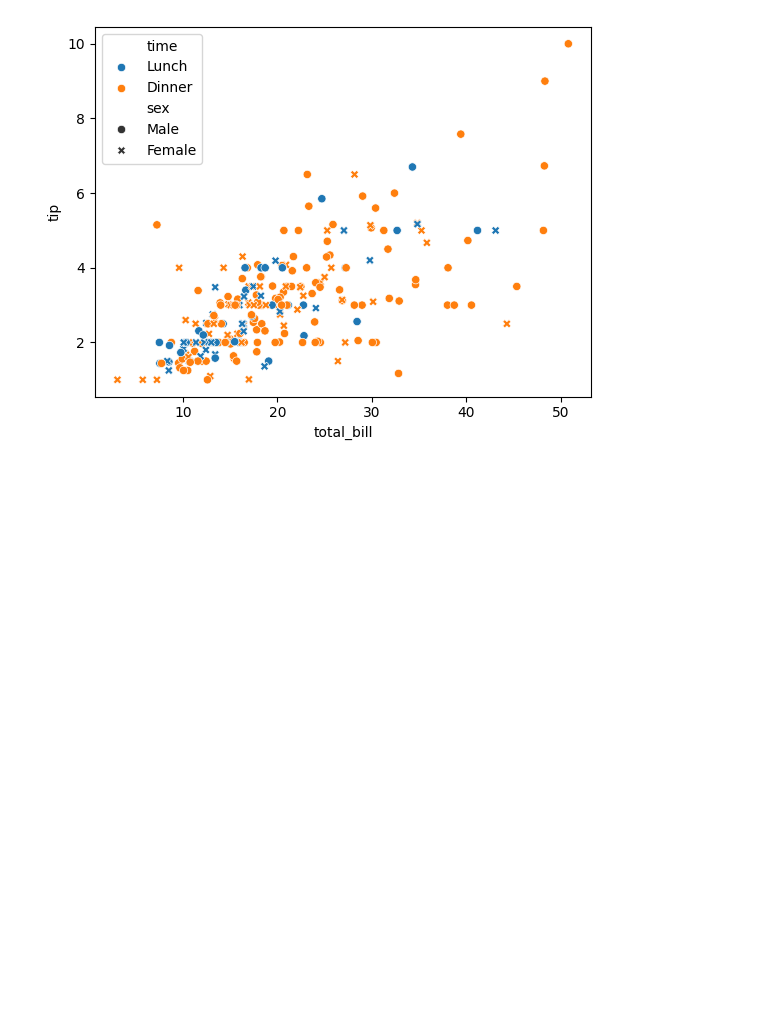
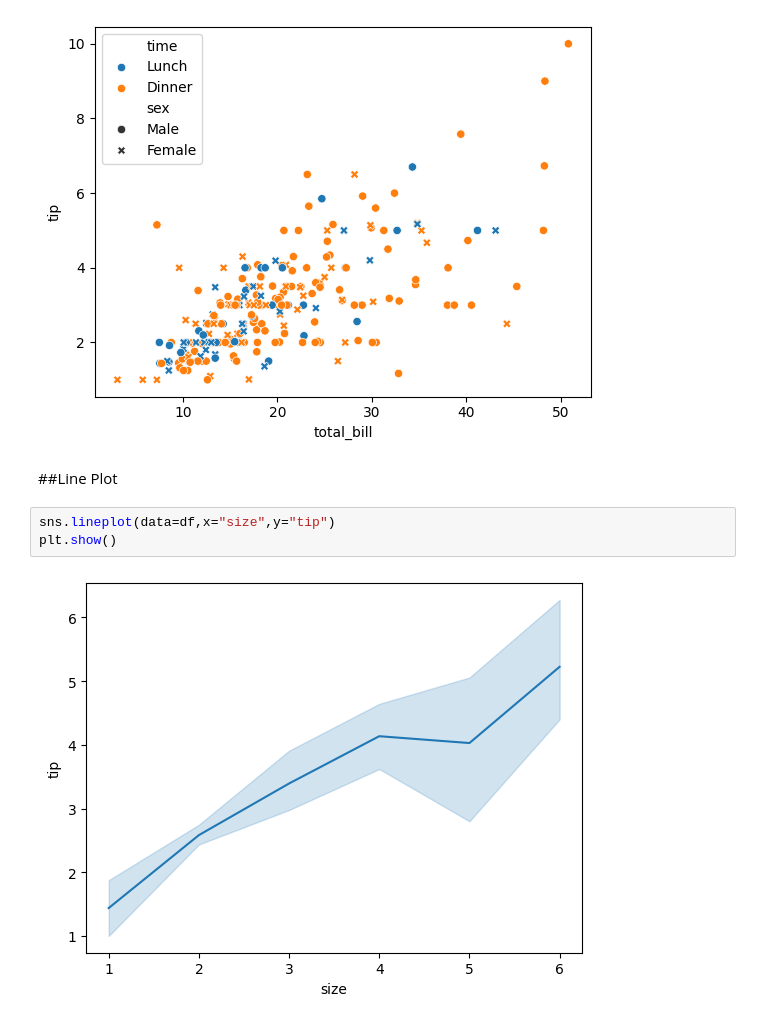
Before and after one commit to ftmshifa777/Seaborn-Visualization, a Jupyter notebook: Seaborn.ipynb, the cells around one changed output. Saved outputs shown, nothing was run; the diff lists cells and outputs as text; blank space fills up the shorter version.

```diff
--- a/Seaborn.ipynb
+++ b/Seaborn.ipynb
@@ -80,3 +80,10 @@ sns.scatterplot(data=df,x="total_bill",y="tip",hue="time",style='sex')
 plt.show()
 # %% [output]
 [figure]
+# %% [markdown]
+##Line Plot
+# %%
+sns.lineplot(data=df,x="size",y="tip")
+plt.show()
+# %% [output]
+[figure, added]
```
Also changed, not shown: parts of 15 cells of this notebook.
